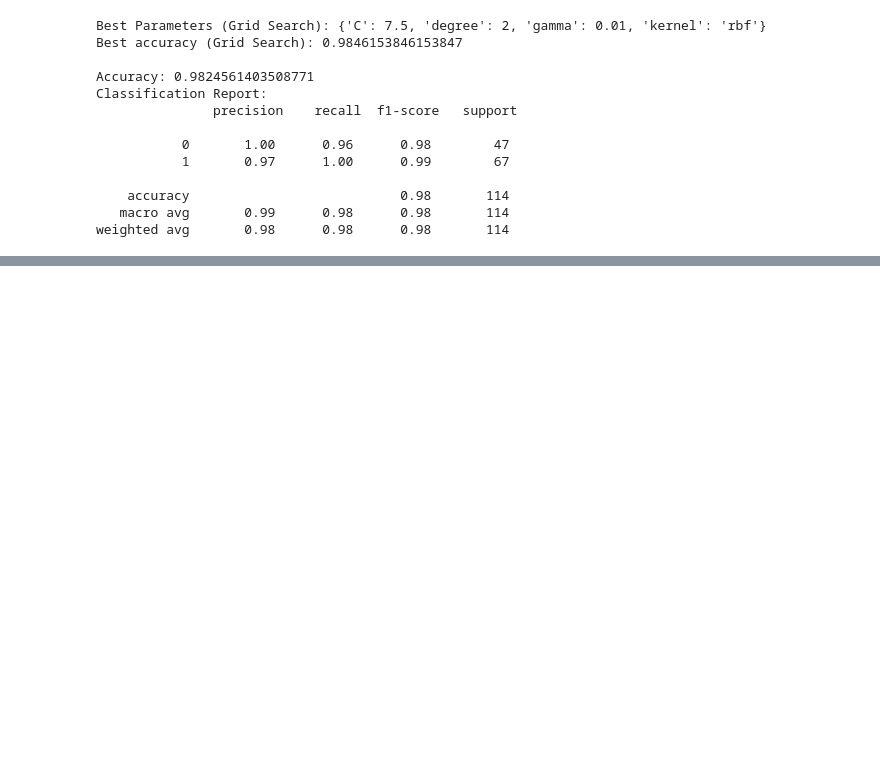
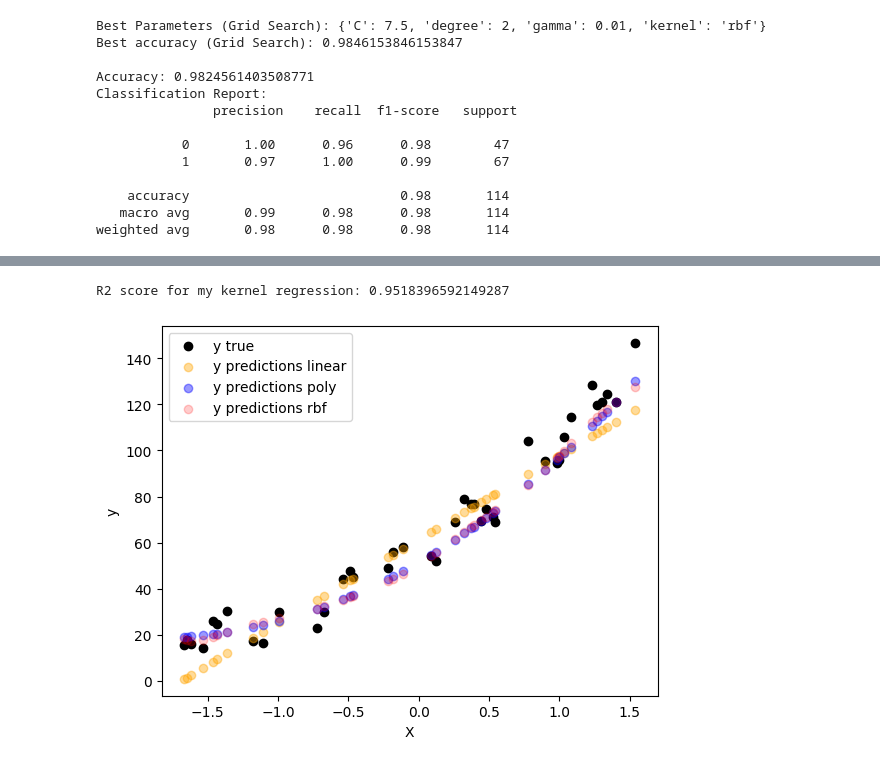
Before and after one commit to kikiMarsovec/SU-vaje, a Jupyter notebook: v6/v6.ipynb, the cells around one changed output, grey strips where cells are left out. Saved outputs shown, nothing was run; the diff lists cells and outputs as text; code cells hidden in the pictures; blank space fills up the shorter version.

```diff
--- a/v6/v6.ipynb
+++ b/v6/v6.ipynb
@@ -134,14 +134,14 @@ class MySVM:
         # computing the kernel matrix
         K = self.kernel_matrix(X, self.X_train)
         y_pred = np.dot(K, self.alpha)
-        y_pred = np.where(y_pred > 0.5, 1, 0)
+        #y_pred = np.where(y_pred > 0.5, 1, 0)
         return y_pred
 
-my_SVM = MySVM(kernel="linear")
-my_SVM.fit(X_train, y_train)
-y_pred = my_SVM.predict(X_test)
+#my_SVM = MySVM(kernel="linear")
+#my_SVM.fit(X_train, y_train)
+#y_pred = my_SVM.predict(X_test)
 
-report = classification_report(y_test, y_pred)
-accuracy = accuracy_score(y_test, y_pred)
-print("Accuracy:", accuracy)
-print("Classification Report:\n", report)
+#report = classification_report(y_test, y_pred)
+#accuracy = accuracy_score(y_test, y_pred)
+#print("Accuracy:", accuracy)
+#print("Classification Report:\n", report)
@@ -158,0 +175,33 @@ weighted avg       0.94      0.94      0.94       114
+# %%
+# testing my SVM on data from ucilnica
+my_SVM = MySVM(kernel="rbf", sigma=1)
+my_SVM.fit(X_train, y_train)
+y_pred = my_SVM.predict(X_test)
+
+from sklearn.metrics import r2_score
+print(f"R2 score for my kernel regression: {r2_score(y_pred=y_pred, y_true=y_test)}")
+# %% [output]
+R2 score for my kernel regression: 0.9518396592149287
+# %%
+# Plotting this
+import matplotlib.pyplot as plt
+
+plt.scatter(X_test, y_test, alpha=1, label="y true", color='k')
+my_SVM = MySVM(kernel="linear")
+my_SVM.fit(X_train, y_train)
+y_pred = my_SVM.predict(X_test)
+plt.scatter(X_test, y_pred, alpha=0.4, label="y predictions linear", color='orange')
+my_SVM = MySVM(kernel="poly", d=3)
+my_SVM.fit(X_train, y_train)
+y_pred = my_SVM.predict(X_test)
+plt.scatter(X_test, y_pred, alpha=0.4, label="y predictions poly", color='blue')
+my_SVM = MySVM(kernel="rbf", sigma=1)
+my_SVM.fit(X_train, y_train)
+y_pred = my_SVM.predict(X_test)
+plt.scatter(X_test, y_pred, alpha=0.2, label="y predictions rbf", color='red')
+plt.xlabel("X")
+plt.ylabel("y")
+plt.legend()
+plt.show()
+# %% [output]
+[figure, added]
```
Also changed, not shown: parts of 2 cells of this notebook, 1 other file.
